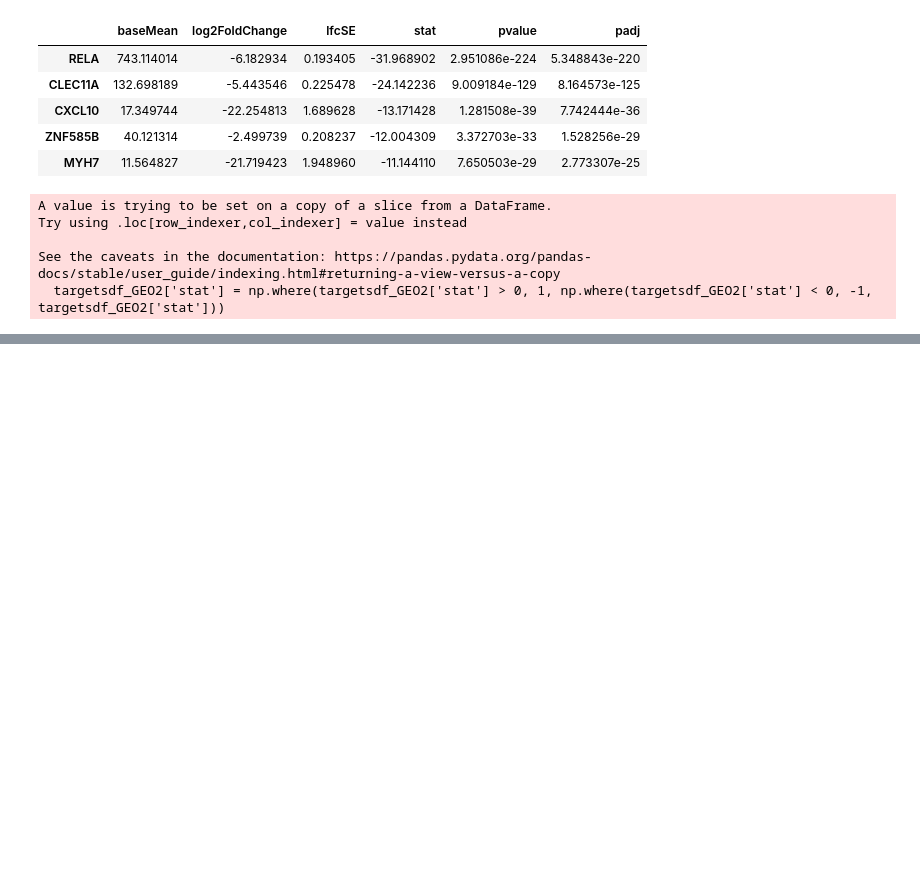
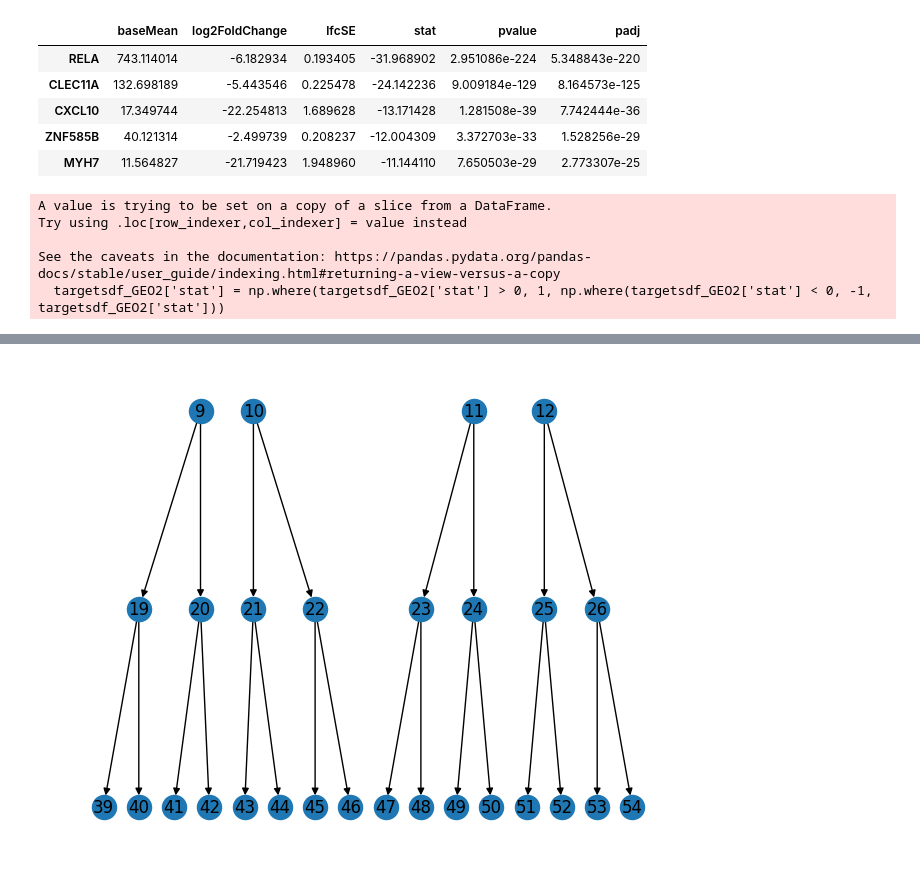
Before and after one commit to saezlab/uptown, a Jupyter notebook: data_applications.ipynb, the cells around one changed output, grey strips where cells are left out. Cells and saved outputs as stored; diff of their text form; code cells hidden in the pictures; blank space fills up the shorter version.

```diff
--- a/data_applications.ipynb
+++ b/data_applications.ipynb
@@ -377,0 +358,10 @@ pagerank__0.003__allpaths__sc__shortest v.s. pagerank__0.0__shortest__sc: Mann-W
+# %%
+reachable_nodes = nx.descendants(G, 4)
+# %%
+reachable_nodes.update(nx.descendants(G, 5))
+# %%
+subG = G.subgraph(reachable_nodes)
+# %%
+nx.draw(subG, with_labels=True, pos=nx.nx_agraph.graphviz_layout(G, prog='dot'))
+# %% [output]
+[figure, added]
```
Also changed, not shown: parts of 9 cells of this notebook, 1 other file.
